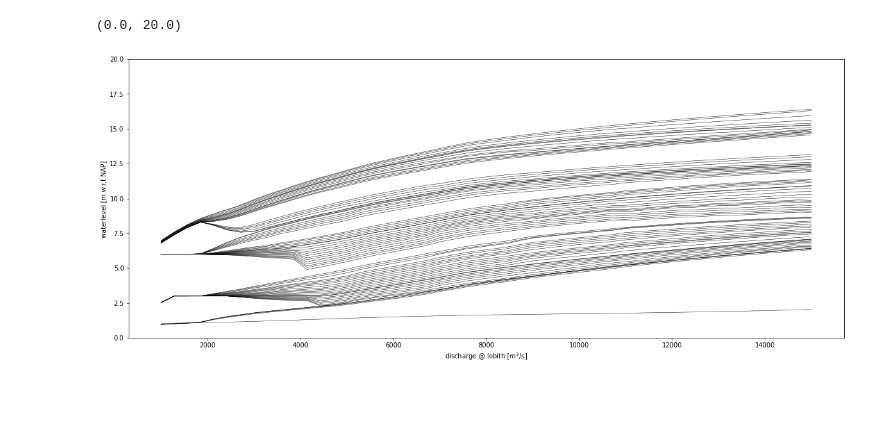
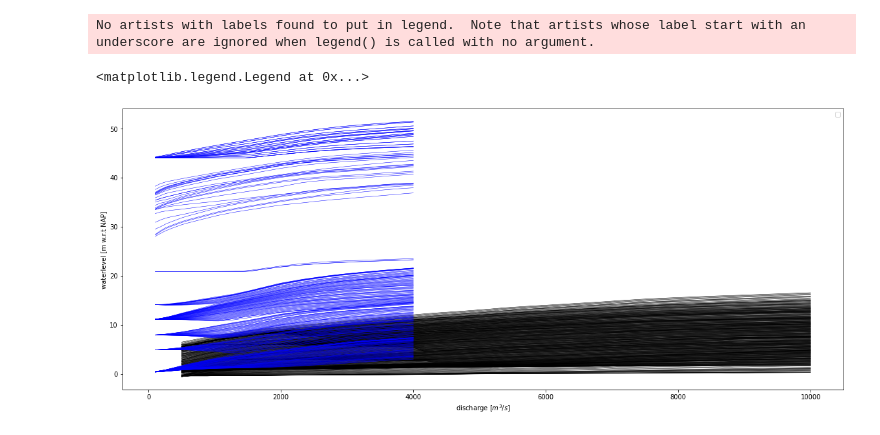
Before and after one commit to Deltares-research/digitaltwin-waterway, a Jupyter notebook: notebooks/waterdepths/read_waterdepth.ipynb, the cells around one changed output. Drawn from its saved outputs; the diff is of its cells as text; code cells hidden in the pictures; blank space fills up the shorter version.

Commit message:
create waterlevel interpolation functions

```diff
--- a/notebooks/waterdepths/read_waterdepth.ipynb
+++ b/notebooks/waterdepths/read_waterdepth.ipynb
@@ -33,8 +40,8 @@ Saving to: ‘/Users/baart_f/data/river/dtv/betrekkingslijnen/kmmarkeringen.geoj
 # %%
 # betrekkingslijnen (From Remi)
 betrekkingslijnen_lobith_path = data_dir / 'Betrekkingslijnen2018' / 'Betrekkingslijnen_2018_h-Lobith_650-1780_rkm.xlsx'
-kmmarkering_path = data_dir / 'kmmarkeringen.geojson'
-vaarwegvakken_path = data_dir / 'vaarwegvakken.geojson'
+betrekkingslijnen_maas_path = data_dir / 'KenmerkendeWaardenMaas' / 'betrekkingslijnen_maas_2019_2020.xlsx'
+
 
 # Excel sheet names with corresponding vaarwegvakken names
 sheet_names = {
@@ -54,0 +71,6 @@ lobith_df = pd.read_excel(betrekkingslijnen_lobith_path, sheet_name=list(sheet_n
+# %%
+# Read betrekingslijnen  NOTE: usecols and skip rows are hardcoded!
+maas_df = pd.read_excel(betrekkingslijnen_maas_path, skiprows=[0, 1, 2, 3, 5, 6, 7], usecols="C:T", index_col=0)
+# some strange empty rows, get rid of them
+maas_df = maas_df.dropna()
+maas_df = maas_df.astype(float)
@@ -91,9 +130,9 @@ river_df
 # %%
-kmm_gdf= gpd.read_file(kmmarkering_path, crs=28992)
-vwv_gdf = gpd.read_file(vaarwegvakken_path, crs=28992)
+kmm_gdf = gpd.read_file(kmmarkering_path, crs=epsg_rd)
+vwv_gdf = gpd.read_file(vaarwegvakken_path, crs=epsg_rd)
 
 fig, ax = plt.subplots(figsize=(7, 13))
-kmm_gdf.plot(ax=ax, column='afstand')
+kmm_gdf.plot(ax=ax)
 vwv_gdf.plot(ax=ax)
 # %% [output]
 <AxesSubplot:>
@@ -122,10 +207,13 @@ columns = location_columns + value_columns
 import scipy.interpolate
 # %%
 def interpolate(df_i):
-    interpolator = scipy.interpolate.interp1d(df_i['discharge'], df_i['waterlevel'])
+    interpolator = scipy.interpolate.interp1d(df_i['discharge'], df_i['waterlevel'], fill_value="extrapolate")
     return pd.Series({"interpolate": interpolator})
 
 
 grouped_interpolator = river_with_discharges_gdf[columns].groupby(group_columns).apply(interpolate).reset_index()
 grouped_geometry = river_with_discharges_gdf[location_columns].groupby(group_columns).agg('first').reset_index()
 grouped_interpolator_gdf = pd.merge(grouped_interpolator, grouped_geometry, left_on=group_columns, right_on=group_columns)
+
+
+grouped_interpolator_gdf.head()
@@ -148,13 +227,17 @@ grouped_interpolator_gdf.iloc[300:]
 # %%
 # plot at one location
-discharge = np.linspace(1000, 15000)
 fig, ax = plt.subplots(figsize=(20, 8))
-for i in range(300, grouped_interpolator_gdf.shape[0]):
-    waterlevel = grouped_interpolator_gdf.iloc[i]['interpolate'](discharge)
-    ax.plot(discharge, waterlevel, 'k-', alpha=1, linewidth=0.5)
-ax.set_xlabel('discharge @ lobith [$m^3/s$]')
+discharge = np.linspace(500, 10000)
+waterlevel = grouped_interpolator_gdf.query('discharge_location == "Lobith"')['interpolate'].apply(lambda x: pd.Series(x(discharge)))
+ax.plot(discharge, waterlevel.values.T, 'k-', alpha=1, linewidth=0.5);
+discharge = np.linspace(100, 4000)
+waterlevel = grouped_interpolator_gdf.query('discharge_location == "st Pieter"')['interpolate'].apply(lambda x: pd.Series(x(discharge)))
+ax.plot(discharge, waterlevel.values.T, 'b-', alpha=1, linewidth=0.5);
+ax.set_xlabel('discharge [$m^3/s$]')
 ax.set_ylabel('waterlevel [m w.r.t NAP] ')
-ax.set_ylim(0, 20)
+ax.legend(loc='best')
+# ax.set_ylim(0, 50)
 # %% [output]
-(0.0, 20.0)
+No artists with labels found to put in legend.  Note that artists whose label start with an underscore are ignored when legend() is called with no argument.
+<matplotlib.legend.Legend at 0x...>
-[figure, old version]
+[figure, new version]
```
Also changed, not shown: parts of 35 cells of this notebook.
